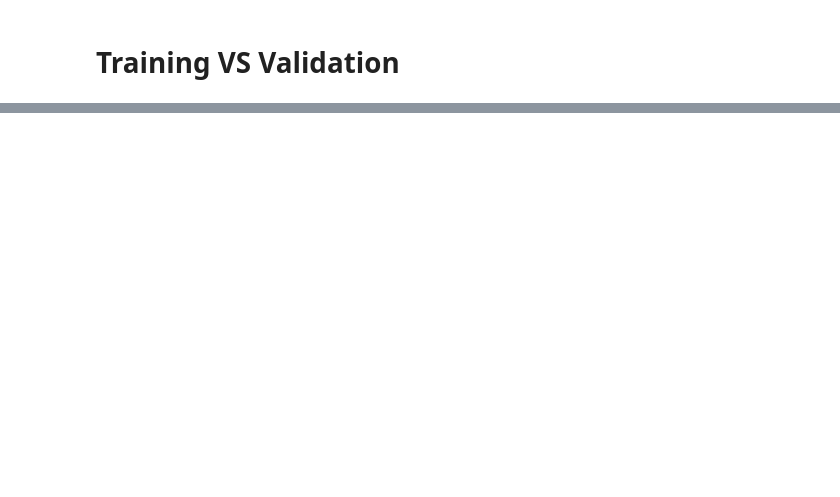
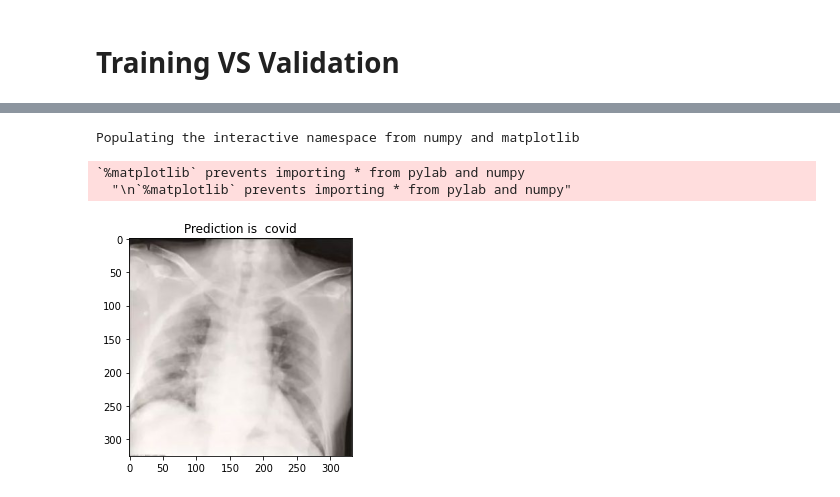
Before and after one commit to Mithunjack/covid-19-xay-image-classification, a Jupyter notebook: DeepLearning.ipynb, the cells around one changed output, grey strips where cells are left out. Cells and saved outputs as stored; diff of their text form; code cells hidden in the pictures; blank space fills up the shorter version.

Commit message:
more test cell added

```diff
--- a/DeepLearning.ipynb
+++ b/DeepLearning.ipynb
@@ -207,30 +242,29 @@ print(training_set.class_indices)
 # %%
 
 %pylab inline
 import matplotlib.pyplot as plt
 import matplotlib.image as mpimg
 
-# Test Image
-
-imagePath = "/content/drive/MyDrive/DeepLearningPorject/data_set/check/Khela/test/covid/16660_1_1.jpg"
+# Test Image path
+imagePath = "/content/drive/MyDrive/DeepLearningPorject/data_set/check/Khela/test/covid/yxppt-2020-02-19_00-51-27_287214-day10.jpg"
 
 img=mpimg.imread(imagePath)
 imgplot = plt.imshow(img)
 
 test_image = image.load_img(imagePath, target_size = (64, 64))
 test_image = image.img_to_array(test_image)
 test_image = np.expand_dims(test_image, axis = 0)
 result = classifier.predict(test_image)
 
-result
-
 if result[0][0] == 1:
     prediction = 'normal'
 else:
     prediction = 'covid'
 
 
-# print("AI's prediction is: "+ prediction)
-
 plt=plt.title('Prediction is  '+ prediction )
-#There we will test this following image, COVID-19 positive
+# %% [output]
+Populating the interactive namespace from numpy and matplotlib
+`%matplotlib` prevents importing * from pylab and numpy
+  "\n`%matplotlib` prevents importing * from pylab and numpy"
+[figure, added]
```
Also changed, not shown: parts of 8 cells of this notebook.
